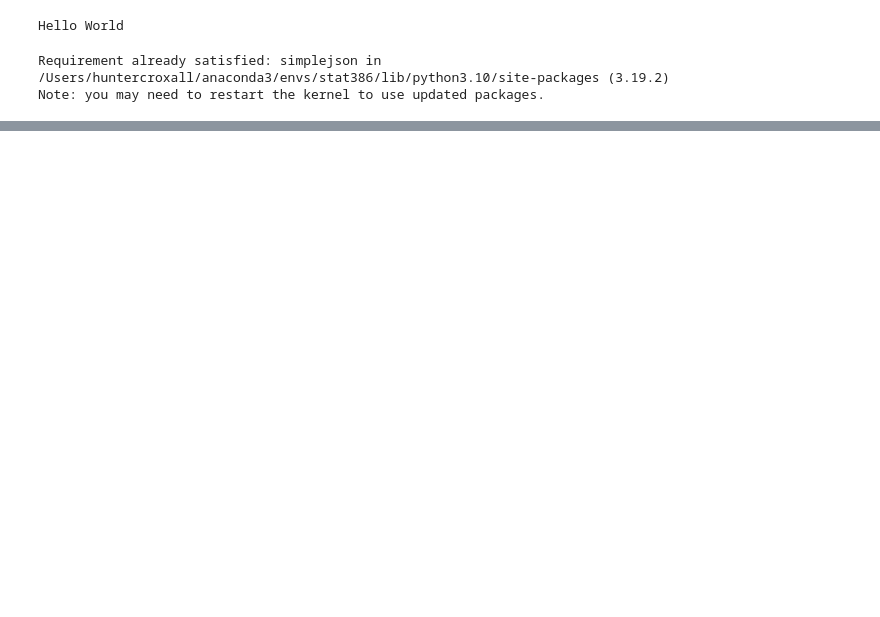
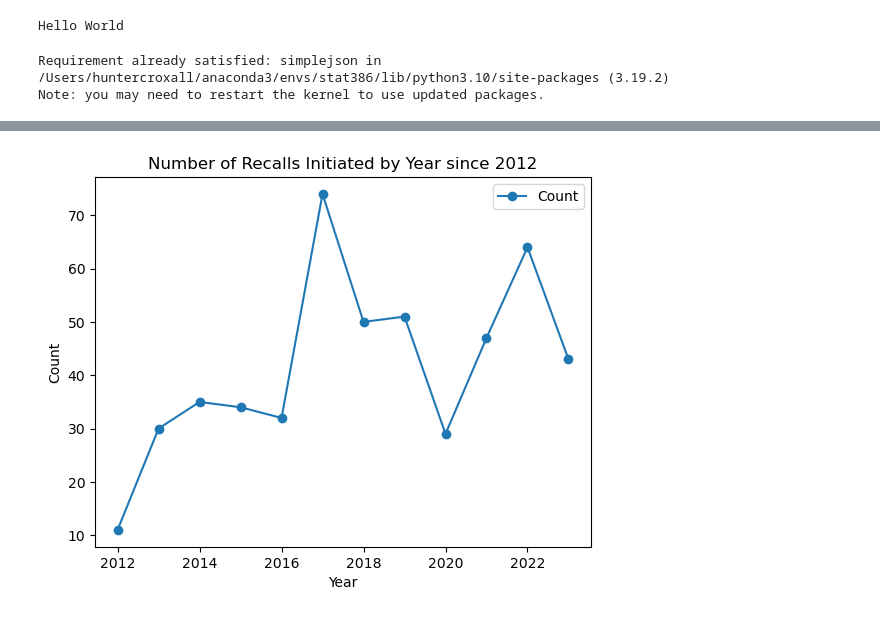
Before and after one commit to huntercroxall/s386Fall2023-project, a Jupyter notebook: Data_EDA_1.ipynb, the cells around one changed output, grey strips where cells are left out. Drawn from its saved outputs; the diff is of its cells as text; code cells hidden in the pictures; blank space fills up the shorter version.

```diff
--- a/Data_EDA_1.ipynb
+++ b/Data_EDA_1.ipynb
@@ -72,2 +80,4 @@ Text(0.5, 1.0, 'Count of Recalls for Egg-Related Product Issues by Classificatio
 # %%
 df.to_csv('FDA_egg_stats.csv', index=False)
+# %%
+df['datetime_report_date'] = pd.to_datetime(df['report_date'])
@@ -73,0 +104,14 @@ df.to_csv('FDA_egg_stats.csv', index=False)
+# %%
+df_counts = df.groupby('Year').size().reset_index(name='Count')
+
+# Set the 'Date' column as the index
+df_counts.set_index('Year', inplace=True)
+
+# Plot the time series
+df_counts.plot(kind='line', marker='o', linestyle='-')
+plt.title('Number of Recalls Initiated by Year since 2012')
+plt.xlabel('Year')
+plt.ylabel('Count')
+plt.show()
+# %% [output]
+[figure, added]
```
Also changed, not shown: parts of 12 cells of this notebook, 1 other file.
